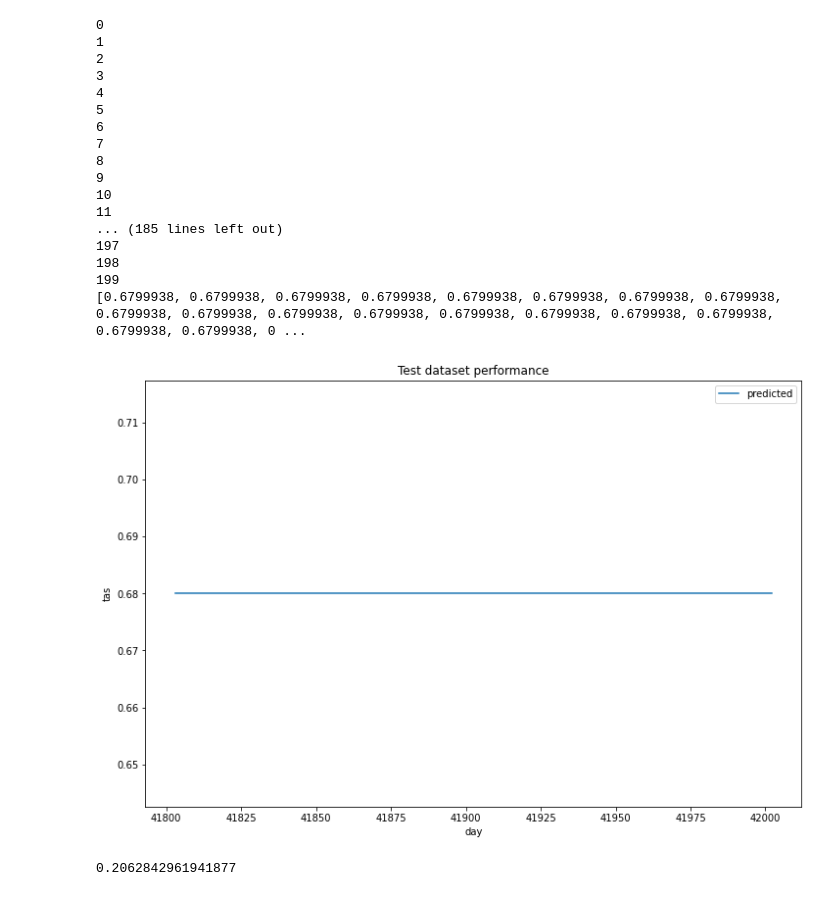
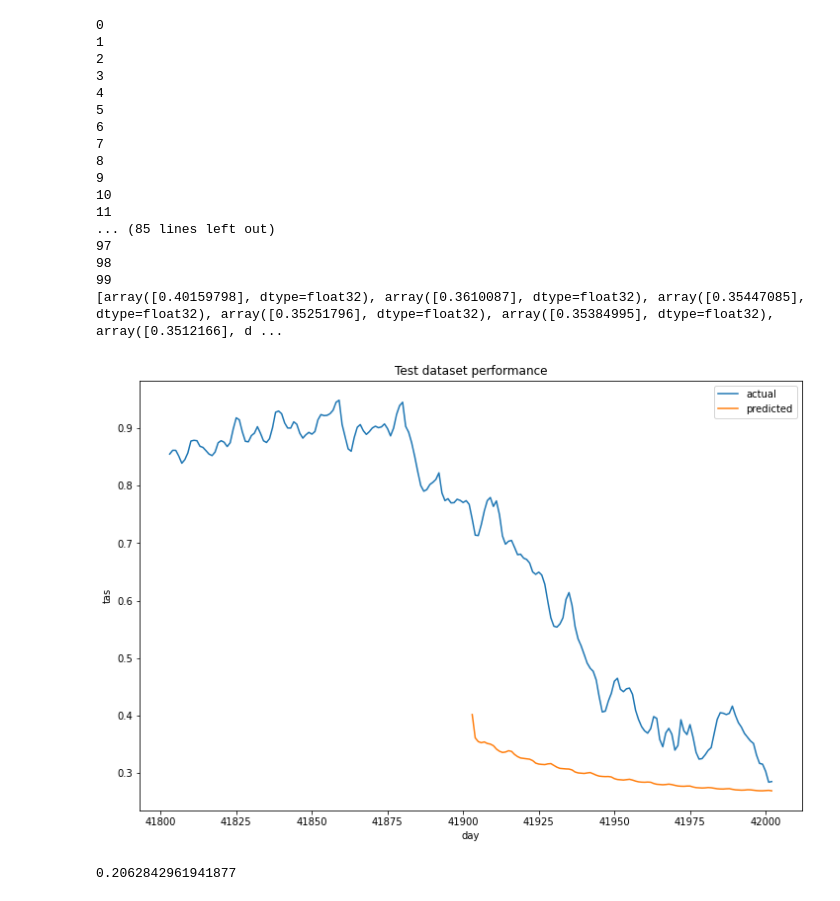
Before and after one commit to singofwalls/EECS_738_Project, a Jupyter notebook: lstm_model_multiple_input_features.ipynb, the cells around one changed output. Cells and saved outputs as stored; diff of their text form; code cells hidden in the pictures.

```diff
--- a/lstm_model_multiple_input_features.ipynb
+++ b/lstm_model_multiple_input_features.ipynb
@@ -67,9 +67,7 @@ class NNMultistepModel():
         # Series signal
         lstm_layer = LSTM(n_layer, activation='relu')(lstm_input)
 
-        x = Dense(n_outputs)(lstm_layer)
-
-        self.model = Model(inputs=lstm_input, outputs=x)
+        self.model = Model(inputs=lstm_input, outputs=[Dense(1)(lstm_layer) for _ in range(n_outputs)])
         self.batch = batch
         self.epochs = epochs
         self.n_layer=n_layer
@@ -95,7 +93,7 @@ class NNMultistepModel():
         # Compiling the model
         empty_model.compile(loss=losses.MeanAbsoluteError(), optimizer=optimizer)
 
-        if (self.Xval is not None) & (self.Yval is not None):
+        if (self.Xval is not None) and (self.Yval is not None):
             history = empty_model.fit(
                 self.X,
                 self.Y,
@@ -141,9 +139,11 @@ ts = df[[
 'scph',
 'tas'
 ]].values
+# Number of lags (hours back) to use for models
+lag = 200
 
-ts = np.array([[float(str(x) + f".{i}1") for x in range(-1, -13, -1)] + [i] for i in range(20819)])
-X, Y = create_X_Y(ts, lag=500, target_index=slice(0, 13))
+# ts = np.array([[float(str(x) + f".{i}1") for x in range(-1, -13, -1)] + [i] for i in range(20819)])
+X, Y = create_X_Y(ts, lag=lag, target_index=slice(0, 13))
 ## X[32][20] == X[52][0]
 ## X[32][20] == X[51][1]
 ## X[32][1] == X[33][0]
@@ -151,8 +151,6 @@ X, Y = create_X_Y(ts, lag=500, target_index=slice(0, 13))
 ## Y[sample][feature]
 n_ft = X.shape[2]
 # %%
-# Number of lags (hours back) to use for models
-lag = 500
 # Share of obs in testing
 test_share = 0.15
 # Epochs for training
@@ -231,16 +209,16 @@ yhat = [x for x in model.predict(Xval)]
 y = [y[0] for y in Yval]
 # %%
 # Predict n days ahead
-n_ahead = 200
+n_ahead = 100
 yhat=[]
-Xn = Xval[-n_ahead:, :, :]
+Xn = Xval[-(lag+n_ahead):-n_ahead, :, :]
 for i in range(n_ahead):
     print(i)
     fc = model.predict(Xn)
-    yhat.append(fc[0][-1])  # Append next temp to yhat
+    yhat.append(fc[-1][-1])  # Append next temp to yhat
     Xn = np.delete(Xn, slice(0, 1*lag*X.shape[2]))
     Xn = np.append(Xn, fc)
-    Xn = np.reshape(Xn, (n_ahead, lag, X.shape[2]))
+    Xn = np.reshape(Xn, (lag, lag, X.shape[2]))
 
 print(yhat)
 # %% [output]
@@ -256,25 +234,26 @@ print(yhat)
 9
 10
 11
-... (185 lines left out)
-197
-198
-199
-[0.6799938, 0.6799938, 0.6799938, 0.6799938, 0.6799938, 0.6799938, 0.6799938, 0.6799938, 0.6799938, 0.6799938, 0.6799938, 0.6799938, 0.6799938, 0.6799938, 0.6799938, 0.6799938, 0.6799938, 0.6799938, 0 ...
+... (85 lines left out)
+97
+98
+99
+[array([0.40159798], dtype=float32), array([0.3610087], dtype=float32), array([0.35447085], dtype=float32), array([0.35251796], dtype=float32), array([0.35384995], dtype=float32), array([0.3512166], d ...
 # %%
-fc = df.tail(len(yhat)).copy()
+fc = df.tail(len(yhat)*2).copy()
+# fc["tas"] = ts[-n_ahead:, -1]  # for if ts was replaced for testing
 fc.reset_index(inplace=True)
-fc['forecast'] = yhat
+fc['forecast'] = ([np.nan] * len(yhat)) +  yhat
 plt.figure(figsize=(12, 8))
-# plt.plot(fc['day'], fc['tas'], label='actual')
+plt.plot(fc['day'], fc['tas'], label='actual')
 plt.plot(fc['day'], fc['forecast'], label='predicted')
 plt.xlabel("day")
 plt.ylabel("tas")
 plt.title("Test dataset performance")
 plt.legend()
 plt.show()
 # %% [output]
-[figure, old version]
+[figure, new version]
 # %%
 X[-1][-1][-12]
 # %% [output]
```
Also changed, not shown: parts of 2 cells of this notebook, 13 other files.
